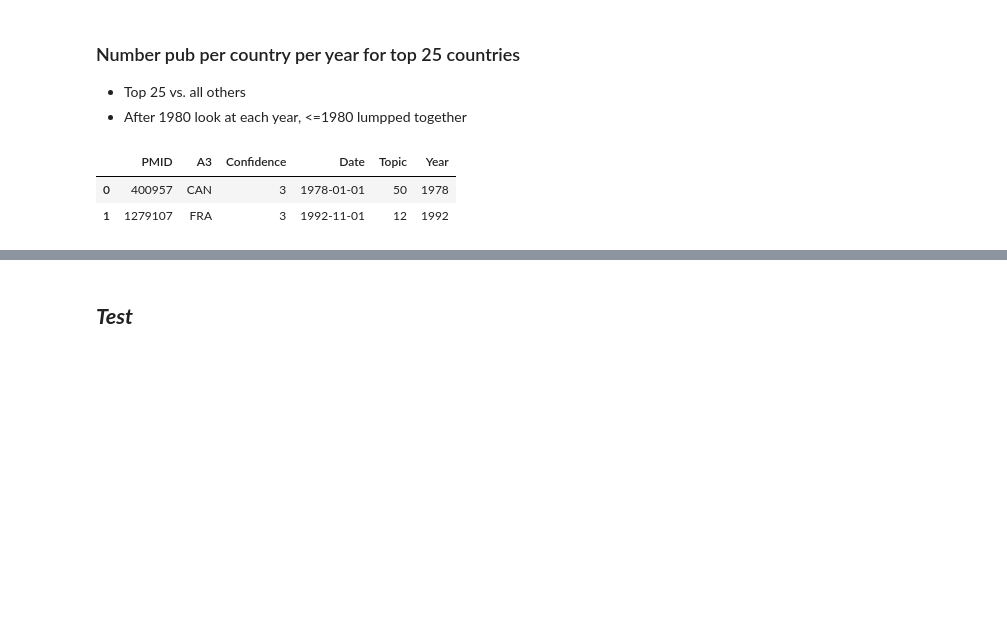
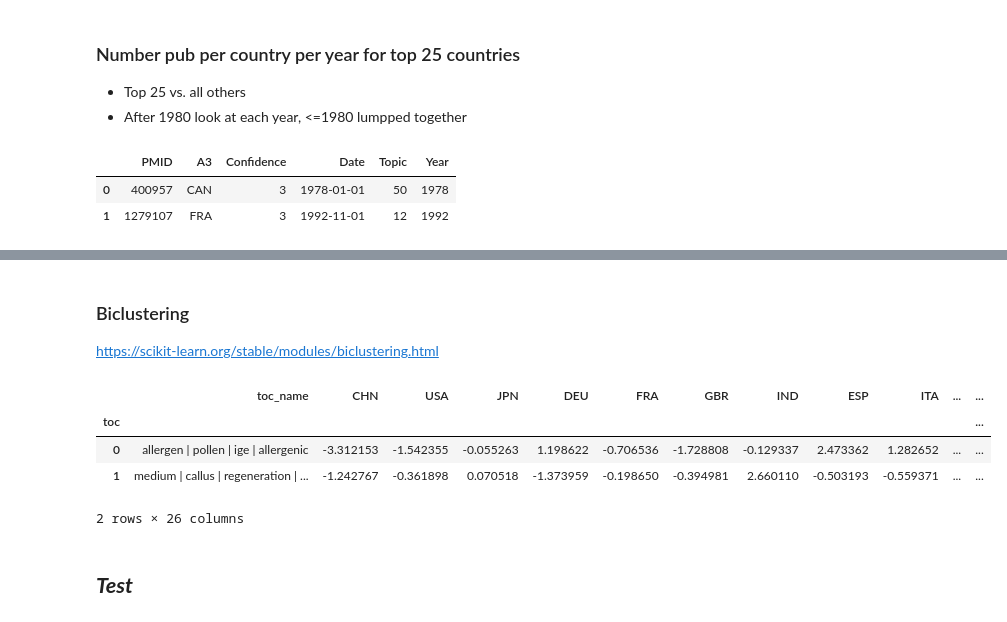
Before and after one commit to ShiuLab/plant_sci_hist, a Jupyter notebook: 7_countries/script_7_5_country_over_time.ipynb, the cells around one changed output, grey strips where cells are left out. Saved outputs shown, nothing was run; the diff lists cells and outputs as text; code cells hidden in the pictures; blank space fills up the shorter version.

```diff
--- a/7_countries/script_7_5_country_over_time.ipynb
+++ b/7_countries/script_7_5_country_over_time.ipynb
@@ -559,3 +658,18 @@ with open(a3_yr_count_file, 'w') as f:
+# %% [markdown]
+### Biclustering
+
+https://scikit-learn.org/stable/modules/biclustering.html
+# %%
+c25_toc_stat_file = work_dir / "country_top25_toc_stat.csv"
+c25_toc_stat_df   = pd.read_csv(c25_toc_stat_file, index_col=0)
+# %%
+c25_toc_stat_df.head(2)
+# %% [output]
+|  | toc_name | CHN | USA | JPN | DEU | FRA | GBR | IND | ESP | ITA | ... | ... |
+| toc |  |  |  |  |  |  |  |  |  |  |  | ... |
+| 0 | allergen | pollen | ige | allergenic | -3.312153 | -1.542355 | -0.055263 | 1.198622 | -0.706536 | -1.728808 | -0.129337 | 2.473362 | 1.282652 | ... | ... |
+| 1 | medium | callus | regeneration | ... | -1.242767 | -0.361898 | 0.070518 | -1.373959 | -0.198650 | -0.394981 | 2.660110 | -0.503193 | -0.559371 | ... | ... |
+2 rows × 26 columns
 # %% [markdown]
 ## ___Test___
 # %% [markdown]
```
Also changed, not shown: parts of 17 cells of this notebook, 1 other file.
